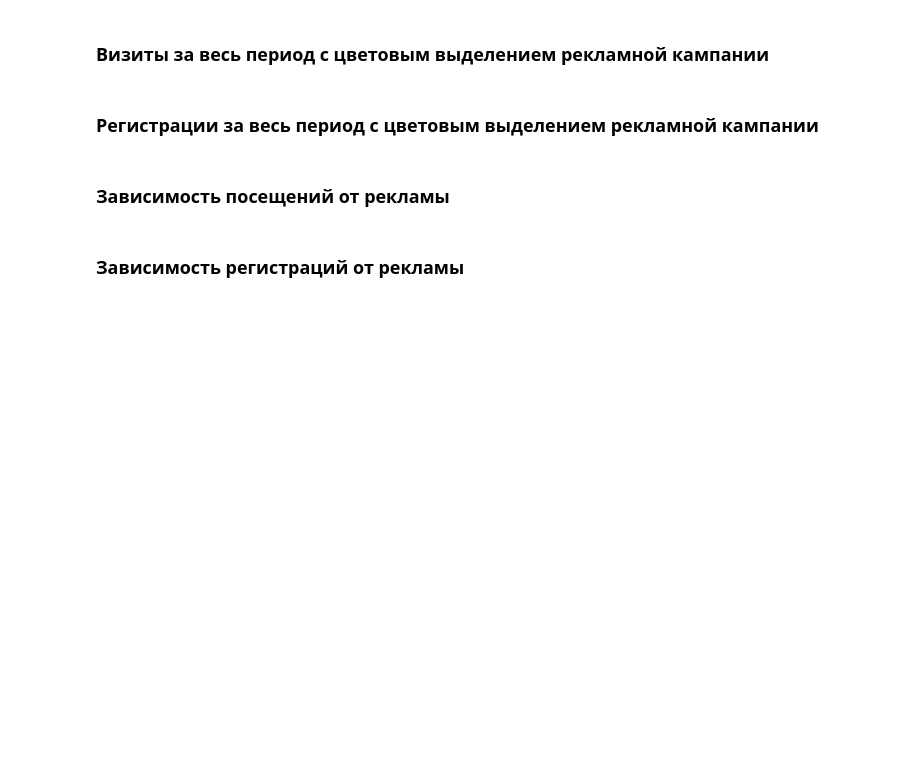
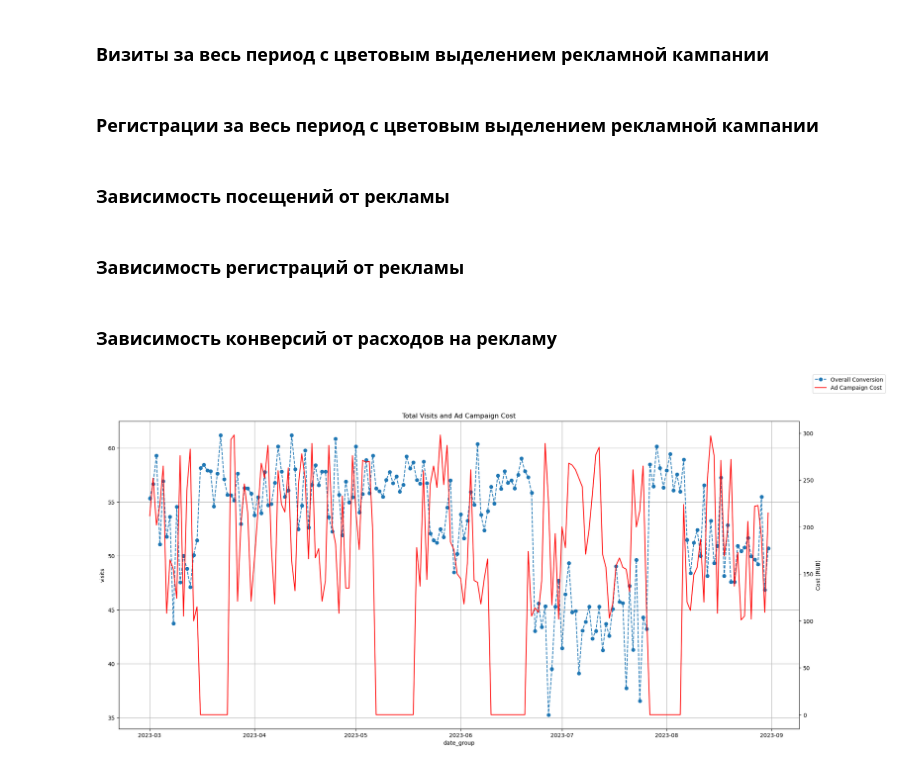
Before and after one commit to flinnhale/data-analytics-project-100, a Jupyter notebook: charts_project.ipynb, the cells around one changed output. Cells and saved outputs as stored; diff of their text form; code cells hidden in the pictures; blank space fills up the shorter version.

Commit message:
add chart conversion dependence on ads

```diff
--- a/charts_project.ipynb
+++ b/charts_project.ipynb
@@ -525,3 +527,25 @@ ax2.set_ylabel('Cost (RUB)')
 ax2.tick_params(axis='y')
 plt.savefig('./charts/total_registrations_and_ad_campaign_cost.png')
 plt.show()
+# %% [markdown]
+### Зависимость конверсий от расходов на рекламу
+# %%
+final_result['date_group'] = pd.to_datetime(final_result['date_group'])
+fig, ax1 = plt.subplots(figsize=(22, 10))
+
+ax1.plot(conversion_data['date_group'], conversion_data['conversion'], marker='o', linestyle='dashed', label='Overall Conversion')
+ax1.set_xlabel('date_group')
+ax1.set_ylabel('visits')
+ax1.tick_params(axis='y')
+ax1.set_title('Total Visits and Ad Campaign Cost')
+ax1.grid(True)
+
+ax2 = ax1.twinx()
+ax2.plot(final_result['date_group'], final_result['cost'], color='red', label='Ad Campaign Cost')
+ax2.set_ylabel('Cost (RUB)')
+ax2.tick_params(axis='y')
+fig.legend()
+plt.savefig('./charts/overall_conversion_and_ad_campaign_cost.png')
+plt.show()
+# %% [output]
+[figure, added]
```
Also changed, not shown: parts of 1 cell of this notebook, 2 other files.
